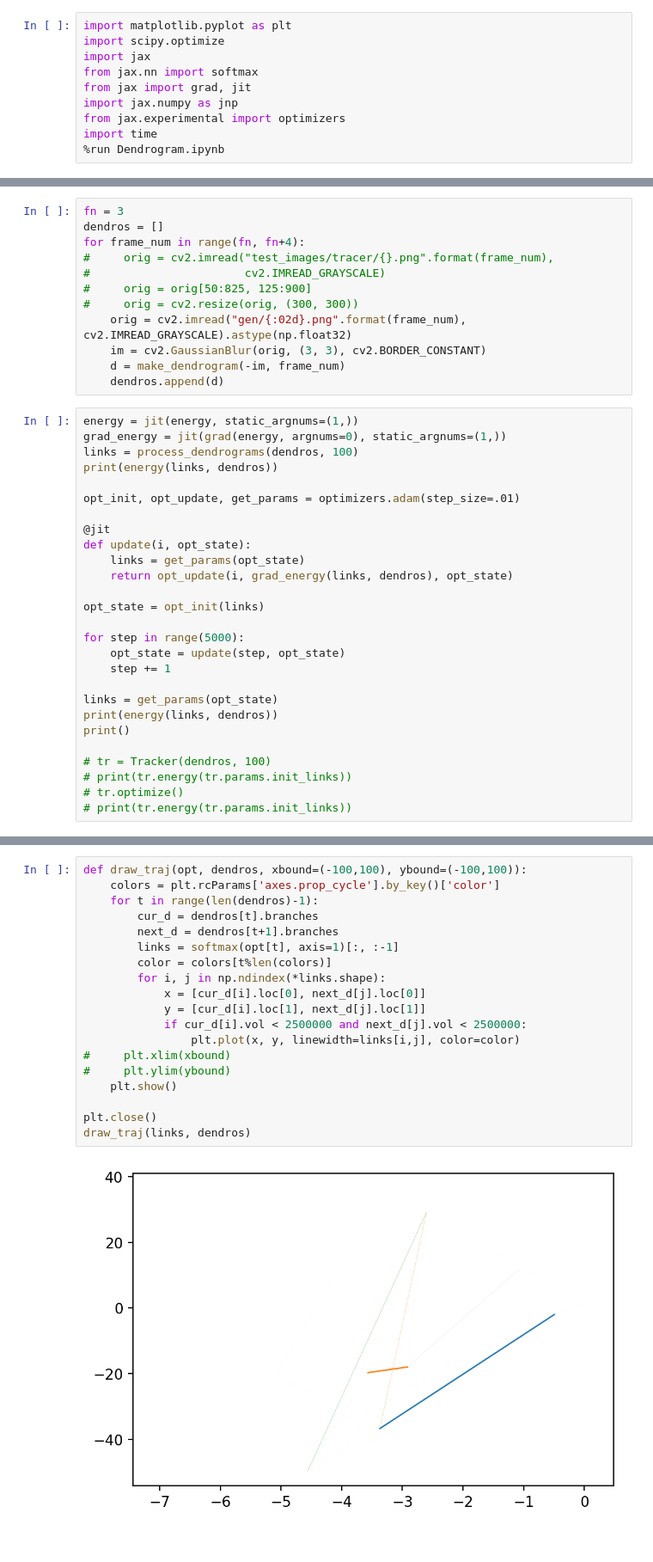
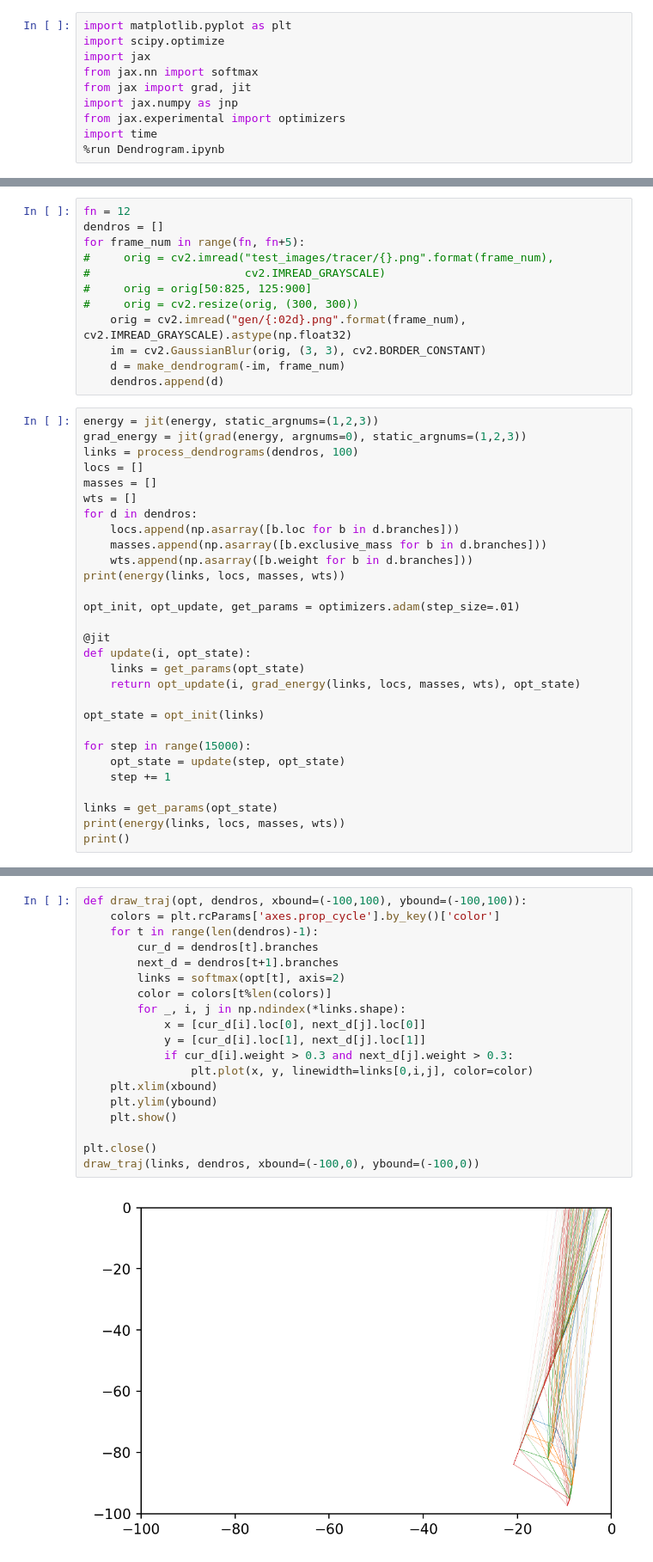
Before and after one commit to dkarkada/outflow-tracking, a Jupyter notebook: Tracking3.ipynb, the cells around one changed output, grey strips where cells are left out. Shown at 86% size. Cells and saved outputs as stored; diff of their text form.

```diff
--- a/Tracking3.ipynb
+++ b/Tracking3.ipynb
@@ -65,9 +64,9 @@ def process_dendrograms(dendrograms, thresh):
         link_matrices.append(link_mat)
     return link_matrices
 # %%
-fn = 3
+fn = 12
 dendros = []
-for frame_num in range(fn, fn+4):
+for frame_num in range(fn, fn+5):
 #     orig = cv2.imread("test_images/tracer/{}.png".format(frame_num),
 #                       cv2.IMREAD_GRAYSCALE)
 #     orig = orig[50:825, 125:900]
@@ -77,30 +76,32 @@ for frame_num in range(fn, fn+4):
     d = make_dendrogram(-im, frame_num)
     dendros.append(d)
 # %%
-energy = jit(energy, static_argnums=(1,))
-grad_energy = jit(grad(energy, argnums=0), static_argnums=(1,))
+energy = jit(energy, static_argnums=(1,2,3))
+grad_energy = jit(grad(energy, argnums=0), static_argnums=(1,2,3))
 links = process_dendrograms(dendros, 100)
-print(energy(links, dendros))
+locs = []
+masses = []
+wts = []
+for d in dendros:
+    locs.append(np.asarray([b.loc for b in d.branches]))
+    masses.append(np.asarray([b.exclusive_mass for b in d.branches]))
+    wts.append(np.asarray([b.weight for b in d.branches]))
+print(energy(links, locs, masses, wts))
 
 opt_init, opt_update, get_params = optimizers.adam(step_size=.01)
 
 @jit
 def update(i, opt_state):
     links = get_params(opt_state)
-    return opt_update(i, grad_energy(links, dendros), opt_state)
+    return opt_update(i, grad_energy(links, locs, masses, wts), opt_state)
 
 opt_state = opt_init(links)
 
-for step in range(5000):
+for step in range(15000):
     opt_state = update(step, opt_state)
     step += 1
 
 links = get_params(opt_state)
-print(energy(links, dendros))
+print(energy(links, locs, masses, wts))
 print()
-
-# tr = Tracker(dendros, 100)
-# print(tr.energy(tr.params.init_links))
-# tr.optimize()
-# print(tr.energy(tr.params.init_links))
 # %% [output]
@@ -109,21 +110,21 @@ print()
 # %%
 def draw_traj(opt, dendros, xbound=(-100,100), ybound=(-100,100)):
     colors = plt.rcParams['axes.prop_cycle'].by_key()['color']
     for t in range(len(dendros)-1):
         cur_d = dendros[t].branches
         next_d = dendros[t+1].branches
-        links = softmax(opt[t], axis=1)[:, :-1]
+        links = softmax(opt[t], axis=2)
         color = colors[t%len(colors)]
-        for i, j in np.ndindex(*links.shape):
+        for _, i, j in np.ndindex(*links.shape):
             x = [cur_d[i].loc[0], next_d[j].loc[0]]
             y = [cur_d[i].loc[1], next_d[j].loc[1]]
-            if cur_d[i].vol < 2500000 and next_d[j].vol < 2500000:
-                plt.plot(x, y, linewidth=links[i,j], color=color)
-#     plt.xlim(xbound)
-#     plt.ylim(ybound)
+            if cur_d[i].weight > 0.3 and next_d[j].weight > 0.3:
+                plt.plot(x, y, linewidth=links[0,i,j], color=color)
+    plt.xlim(xbound)
+    plt.ylim(ybound)
     plt.show()
 
 plt.close()
-draw_traj(links, dendros)
+draw_traj(links, dendros, xbound=(-100,0), ybound=(-100,0))
 # %% [output]
-[figure, old version]
+[figure, new version]
```
Also changed, not shown: parts of 4 cells of this notebook, 1 other file.
